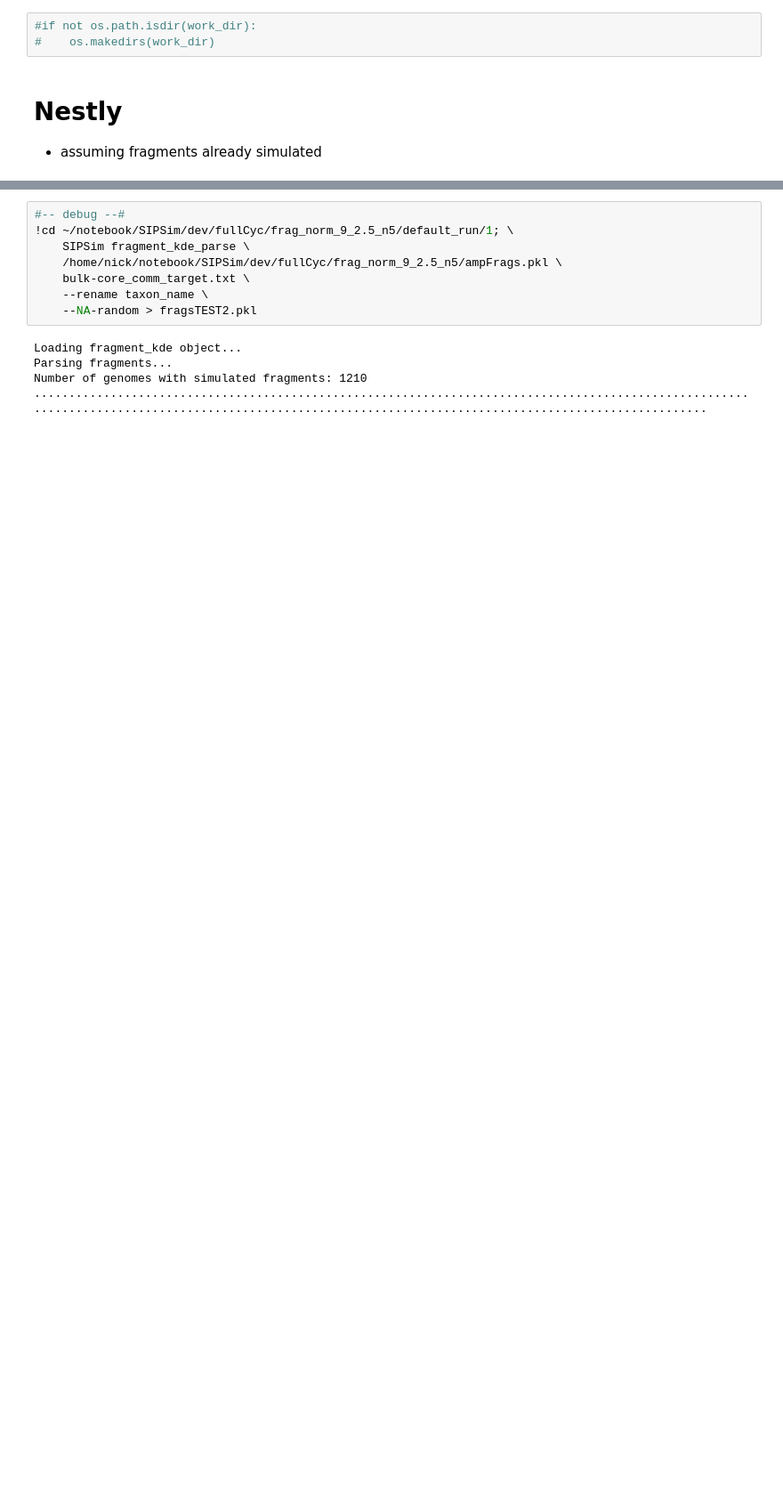
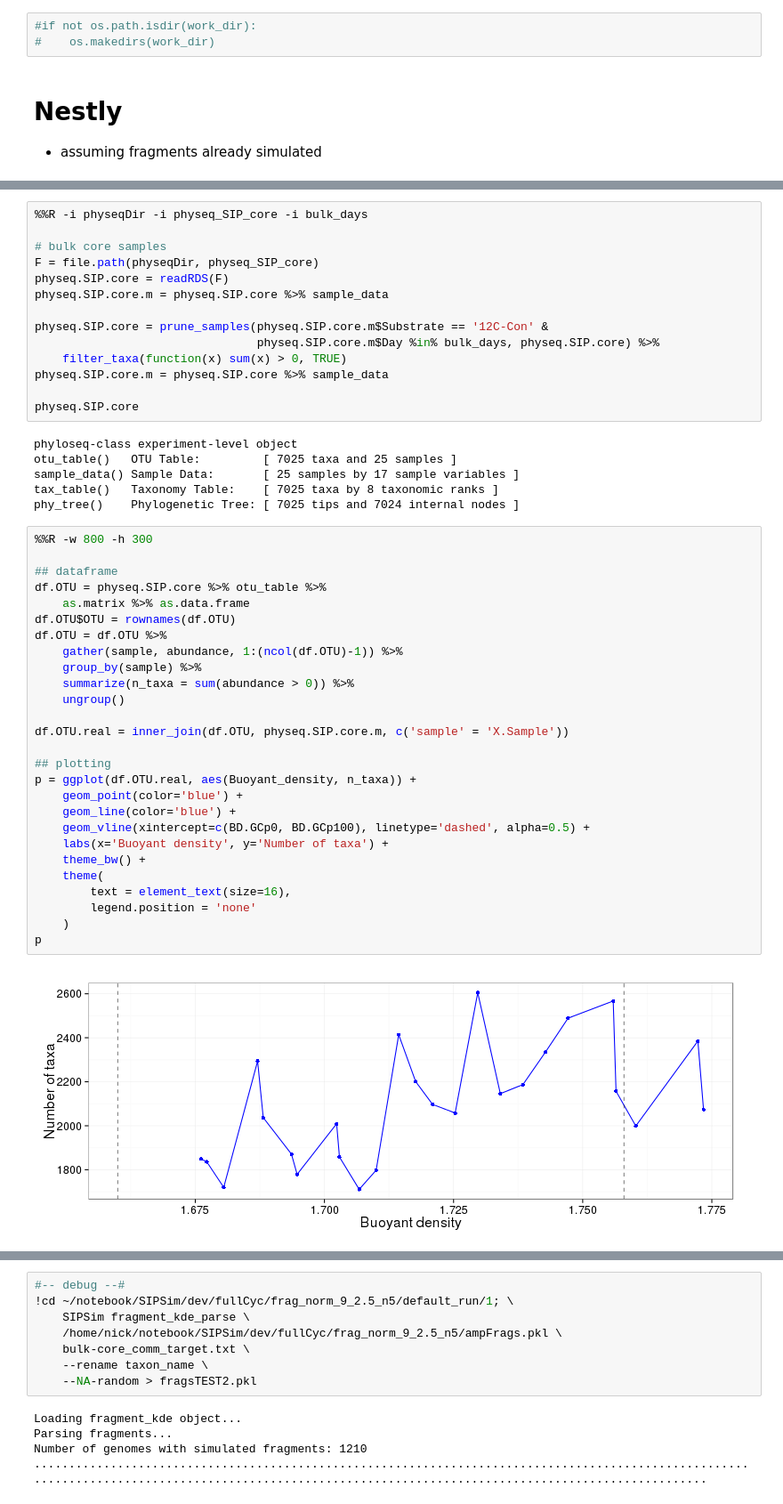
Before and after one commit to nick-youngblut/SIPSim, a Jupyter notebook: ipynb/bac_genome/fullCyc/sim_datasets/gradient_sim_dev.ipynb, the cells around one changed output, grey strips where cells are left out. Shown at 89% size. Drawn from its saved outputs; the diff is of its cells as text; blank space fills up the shorter version.

```diff
--- a/ipynb/bac_genome/fullCyc/sim_datasets/gradient_sim_dev.ipynb
+++ b/ipynb/bac_genome/fullCyc/sim_datasets/gradient_sim_dev.ipynb
@@ -277,0 +274,49 @@ ValueError: No columns to parse from file
+# %%
+%%R -i physeqDir -i physeq_SIP_core -i bulk_days
+
+# bulk core samples
+F = file.path(physeqDir, physeq_SIP_core)
+physeq.SIP.core = readRDS(F)
+physeq.SIP.core.m = physeq.SIP.core %>% sample_data
+
+physeq.SIP.core = prune_samples(physeq.SIP.core.m$Substrate == '12C-Con' &
+                                physeq.SIP.core.m$Day %in% bulk_days, physeq.SIP.core) %>%
+    filter_taxa(function(x) sum(x) > 0, TRUE)
+physeq.SIP.core.m = physeq.SIP.core %>% sample_data
+
+physeq.SIP.core
+# %% [output]
+phyloseq-class experiment-level object
+otu_table()   OTU Table:         [ 7025 taxa and 25 samples ]
+sample_data() Sample Data:       [ 25 samples by 17 sample variables ]
+tax_table()   Taxonomy Table:    [ 7025 taxa by 8 taxonomic ranks ]
+phy_tree()    Phylogenetic Tree: [ 7025 tips and 7024 internal nodes ]
+# %%
+%%R -w 800 -h 300
+
+## dataframe
+df.OTU = physeq.SIP.core %>% otu_table %>%
+    as.matrix %>% as.data.frame
+df.OTU$OTU = rownames(df.OTU)
+df.OTU = df.OTU %>%
+    gather(sample, abundance, 1:(ncol(df.OTU)-1)) %>%
+    group_by(sample) %>%
+    summarize(n_taxa = sum(abundance > 0)) %>%
+    ungroup()
+
+df.OTU.real = inner_join(df.OTU, physeq.SIP.core.m, c('sample' = 'X.Sample'))
+
+## plotting
+p = ggplot(df.OTU.real, aes(Buoyant_density, n_taxa)) +
+    geom_point(color='blue') +
+    geom_line(color='blue') +
+    geom_vline(xintercept=c(BD.GCp0, BD.GCp100), linetype='dashed', alpha=0.5) +
+    labs(x='Buoyant density', y='Number of taxa') +
+    theme_bw() +
+    theme(
+        text = element_text(size=16),
+        legend.position = 'none'
+    )
+p
+# %% [output]
+[figure, added]
```
Also changed, not shown: parts of 15 cells of this notebook, 2 other files.
